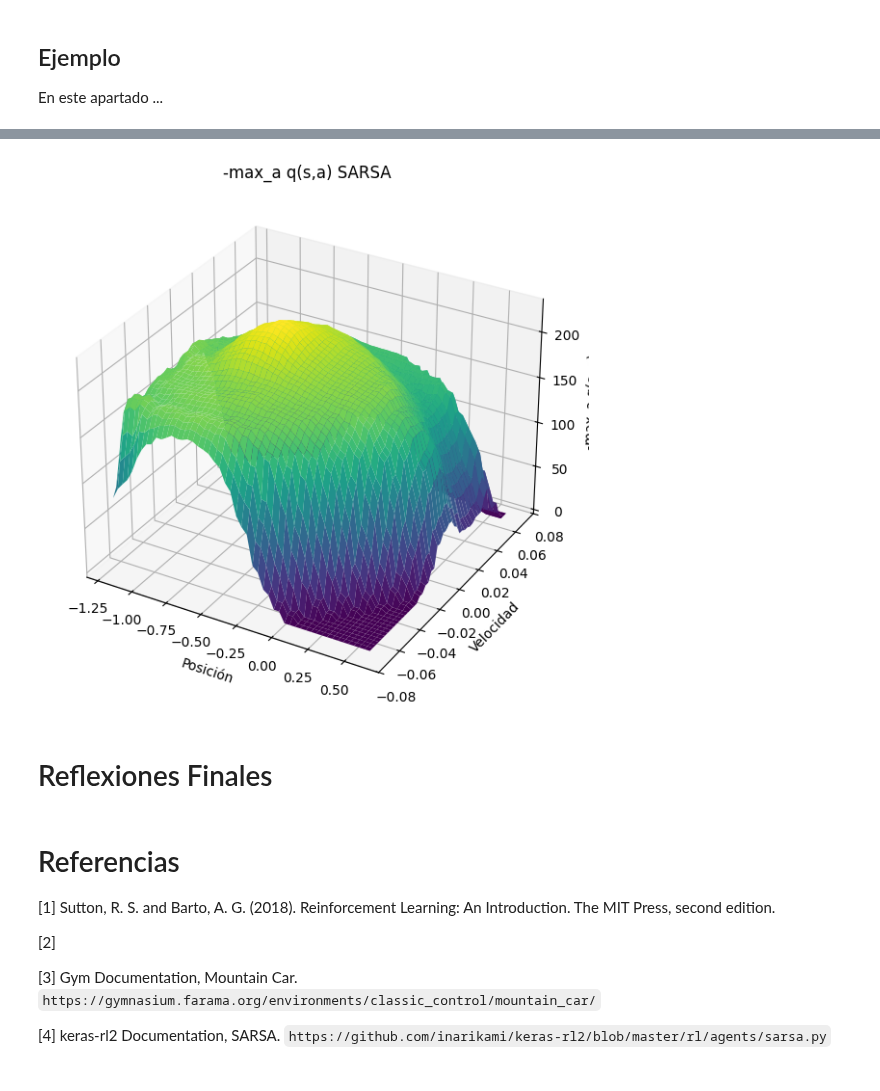
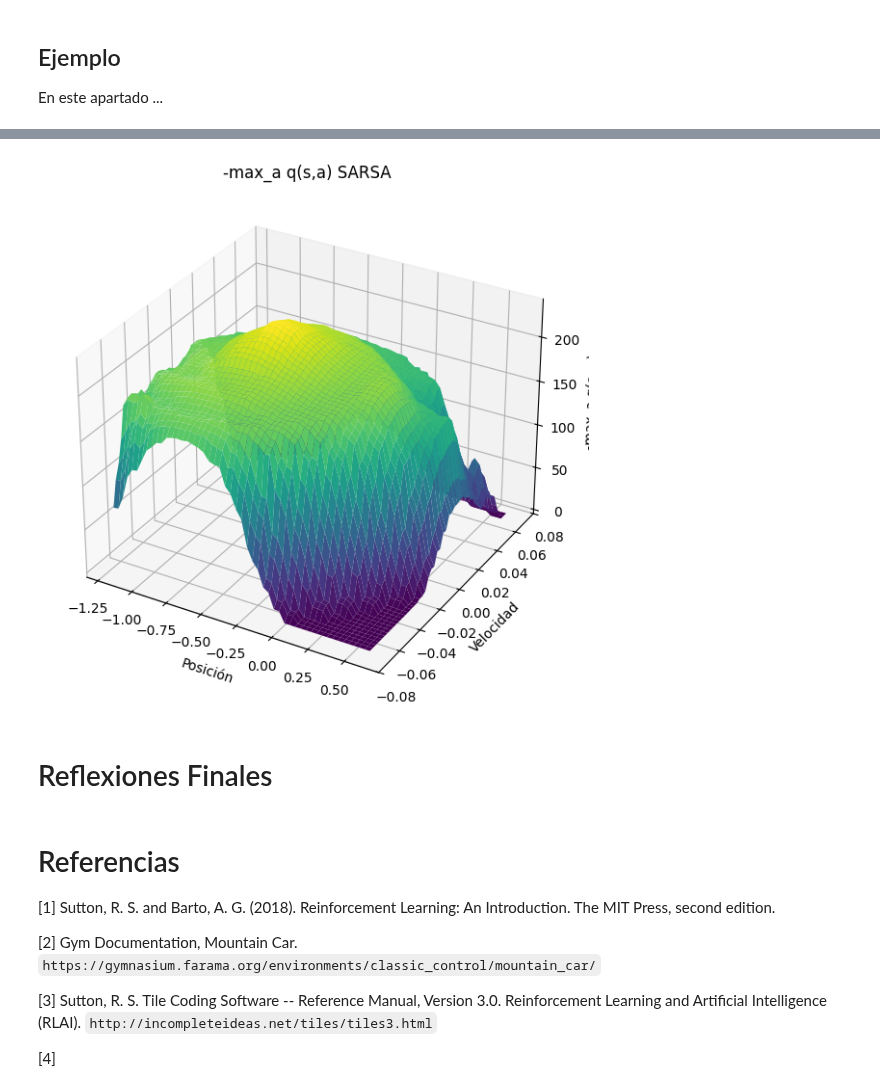
Before and after one commit to SSolanoRuniandes/Notebooks-Aprendizaje-por-Refuerzo-Profundo, a Jupyter notebook: TareaSemana2.ipynb, the cells around one changed output, grey strips where cells are left out. Saved outputs shown, nothing was run; the diff lists cells and outputs as text; code cells hidden in the pictures.

```diff
--- a/TareaSemana2.ipynb
+++ b/TareaSemana2.ipynb
@@ -617,32 +620,10 @@ Moviepy - Writing video temp-{start}.mp4
 Moviepy - Done !
 Moviepy - video ready temp-{start}.mp4
 [interactive output not drawn]
-# %%
-from mpl_toolkits.mplot3d import Axes3D
-
-pos_range = np.linspace(-1.2, 0.6, 50)
-vel_range = np.linspace(-0.07, 0.07, 50)
-pos_grid, vel_grid = np.meshgrid(pos_range, vel_range)
-
-
-Q_values = np.zeros_like(pos_grid)
-
-for i in range(pos_grid.shape[0]):
-    for j in range(pos_grid.shape[1]):
-        Q_values[i, j] = agent.return_action_value([pos_grid[i, j], vel_grid[i, j]])
-
-
-fig = plt.figure(figsize=(10, 7))
-ax = fig.add_subplot(111, projection='3d')
-ax.plot_surface(pos_grid, vel_grid, -Q_values, cmap='viridis')
-ax.set_xlabel('Posición')
-ax.set_ylabel('Velocidad')
-ax.set_zlabel('-max_a q(s, a)')
-ax.set_title('-max_a q(s,a) SARSA')
-
-plt.show()
-# %% [output]
-[figure, removed]
+# %%
+agent.graph_q()
+# %% [output]
+[figure, added]
 # %% [markdown]
 # Reflexiones Finales
 # %% [markdown]
@@ -650,9 +631,9 @@ plt.show()
 
 [1] Sutton, R. S. and Barto, A. G. (2018). Reinforcement Learning: An Introduction. The MIT Press, second edition.
 
-[2]
+[2] Gym Documentation, Mountain Car. `https://gymnasium.farama.org/environments/classic_control/mountain_car/`
 
-[3] Gym Documentation, Mountain Car. `https://gymnasium.farama.org/environments/classic_control/mountain_car/`
+[3] Sutton, R. S. Tile Coding Software -- Reference Manual, Version 3.0. Reinforcement Learning and Artificial Intelligence (RLAI). `http://incompleteideas.net/tiles/tiles3.html`
 
 
-[4] keras-rl2 Documentation, SARSA. `https://github.com/inarikami/keras-rl2/blob/master/rl/agents/sarsa.py`
+[4]
```
Also changed, not shown: parts of 13 cells of this notebook.
